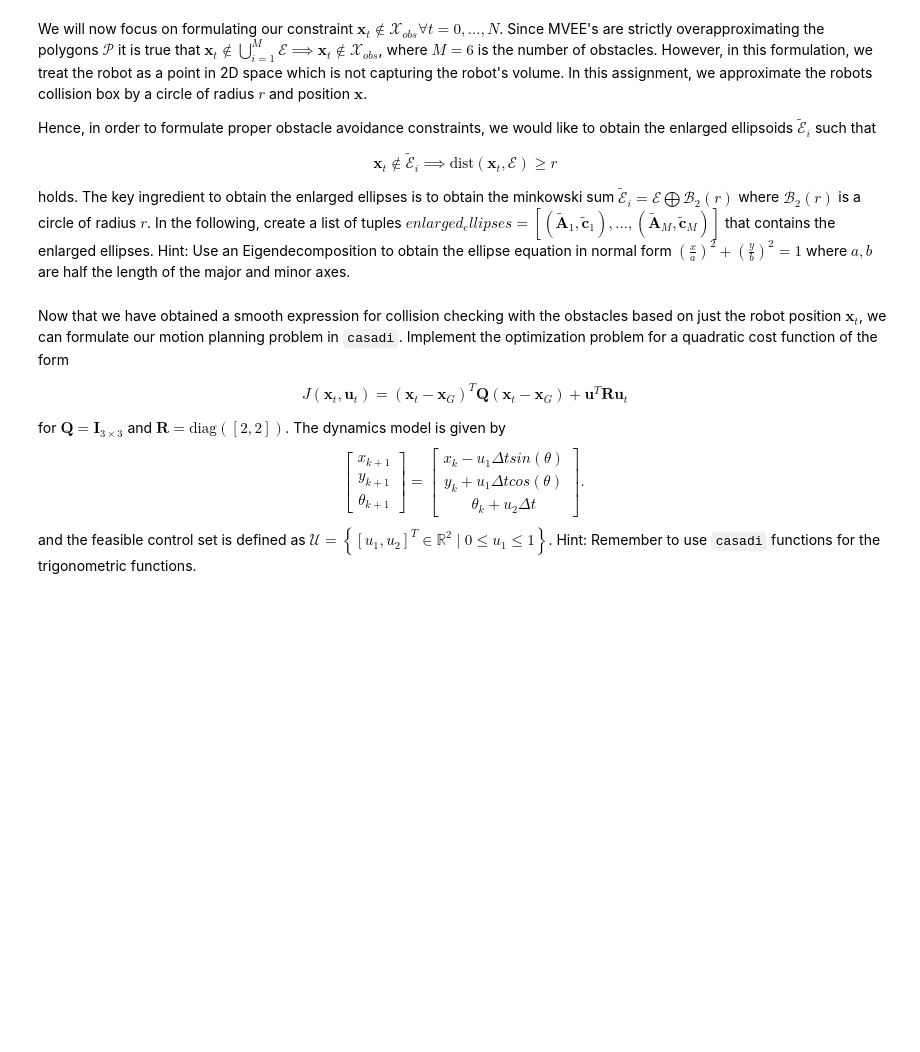
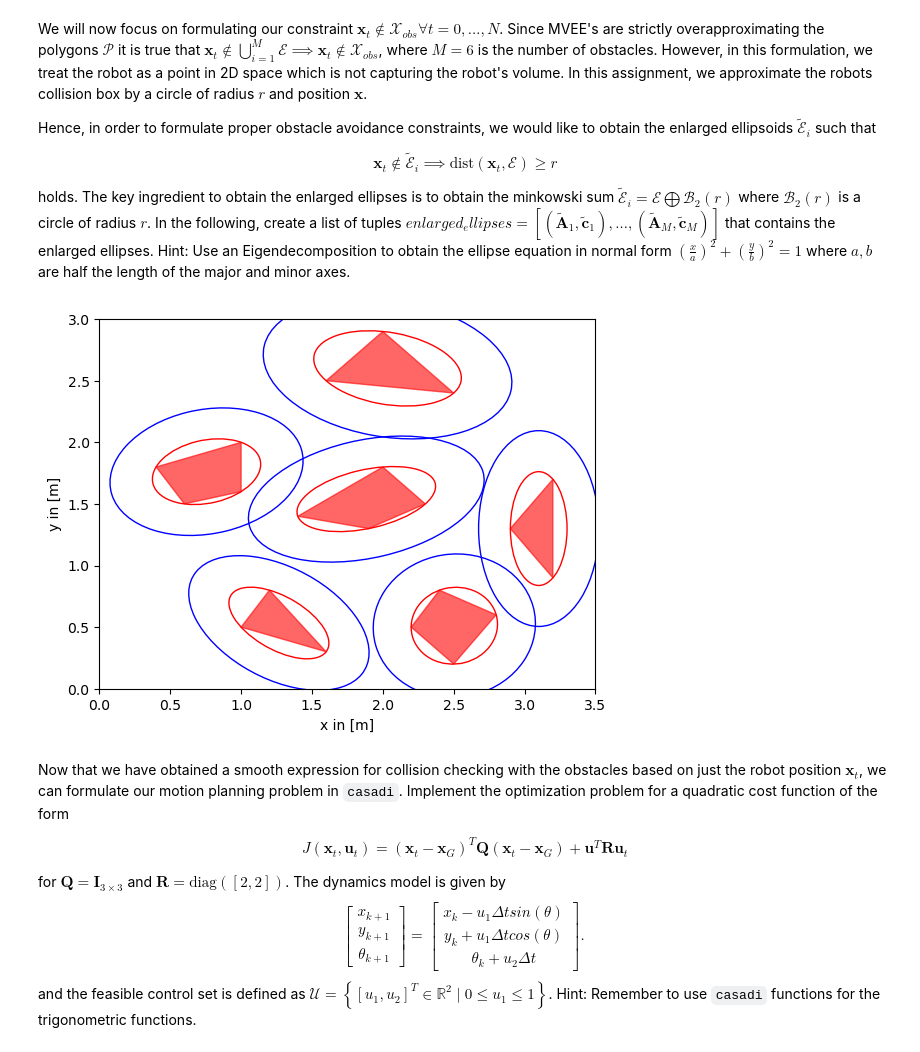
Before and after one commit to Dankzell/DD2416_labs, a Jupyter notebook: tut2_optimization.ipynb, the cells around one changed output. Drawn from its saved outputs; the diff is of its cells as text; code cells hidden in the pictures; blank space fills up the shorter version.

```diff
--- a/tut2_optimization.ipynb
+++ b/tut2_optimization.ipynb
@@ -151,44 +160,46 @@ Hence, in order to formulate proper obstacle avoidance constraints, we would lik
 holds. The key ingredient to obtain the enlarged ellipses is to obtain the minkowski sum $\tilde{\mathcal{E}}_i = \mathcal{E} \bigoplus \mathcal{B}_2(r)$ where $\mathcal{B}_2(r)$ is a circle of radius $r$. In the following, create a list of tuples $enlarged_ellipses = [(\tilde{\mathbf{A}}_1, \tilde{\mathbf{c}}_1), \dots, (\tilde{\mathbf{A}}_M, \tilde{\mathbf{c}}_M)]$ that contains the enlarged ellipses. Hint: Use an Eigendecomposition to obtain the ellipse equation in normal form $\left(\frac{x}{a}\right)^2 + \left(\frac{y}{b}\right)^2 = 1$ where $a, b$ are half the length of the major and minor axes.
 # %%
 # radius robot
-r = 1.2
+r = 0.2
 
 # init empty lists
 enlarged_ellipses = []
 
 # PUT YOUR CODE HERE
 for (A,c) in obstacle_ellipsoids:
   Lambda, R = np.linalg.eigh(A)
   enlarged_axis = (2.0 / np.sqrt(Lambda)) + r
   enlarged_lamba = 2.0 / (enlarged_axis ** 2)
   enlarged_A = R @ np.diag(enlarged_lamba) @ R.T
   enlarged_ellipses.append((enlarged_A, c))
 
 # generate plot objects
 enlarged_ellipses_patches = []
 for (A, c) in enlarged_ellipses:
   Lambda, R = np.linalg.eig(A)
-  width = 3 * sqrt(1 / Lambda[0])
-  height = 3 * sqrt(1 / Lambda[1])
-  angle = atan3(R[1, 0], R[0, 0]) * 180 / pi
+  width = 2 * sqrt(1 / Lambda[0])
+  height = 2 * sqrt(1 / Lambda[1])
+  angle = atan2(R[1, 0], R[0, 0]) * 180 / pi
   ellipse = Ellipse(c, width, height, angle=angle, facecolor='none')
-  ellipse.set_edgecolor([1, 0, 1])
+  ellipse.set_edgecolor([0, 0, 1])
   enlarged_ellipses_patches.append(ellipse)
 
 fig, ax = plt.subplots()
 
 for e_ in enlarged_ellipses_patches:
     ax.add_artist(copy(e_))
 
 for e in ellipses:
     ax.add_artist(copy(e))
 
 ax.add_collection(deepcopy(p_col))
-ax.set_xlim([1,3.5])
-ax.set_ylim([1,3])
+ax.set_xlim([0,3.5])
+ax.set_ylim([0,3])
 ax.set_xlabel("x in [m]")
 ax.set_ylabel("y in [m]")
 plt.show()
+# %% [output]
+[figure, added]
 # %% [markdown]
 Now that we have obtained a smooth expression for collision checking with the obstacles based on just the robot position $\mathbf{x}_t$, we can formulate our motion planning problem in `casadi`. Implement the optimization problem for a quadratic cost function of the form
 \begin{align}
```
Also changed, not shown: parts of 15 cells of this notebook.
